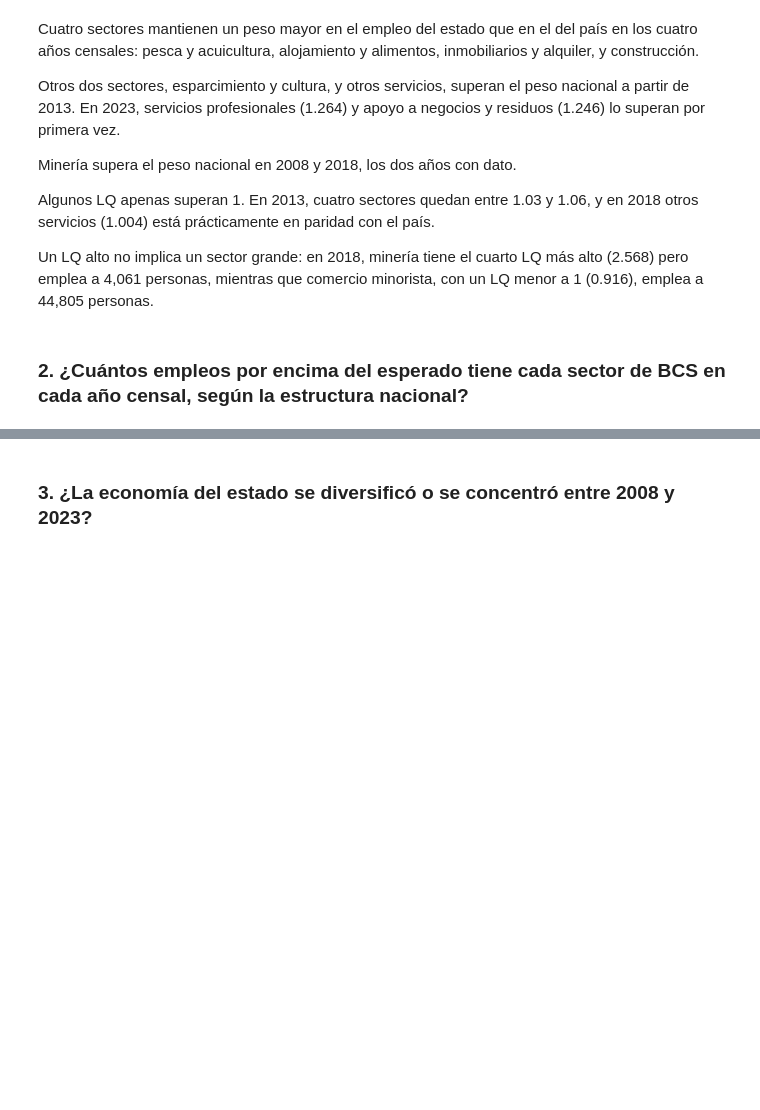
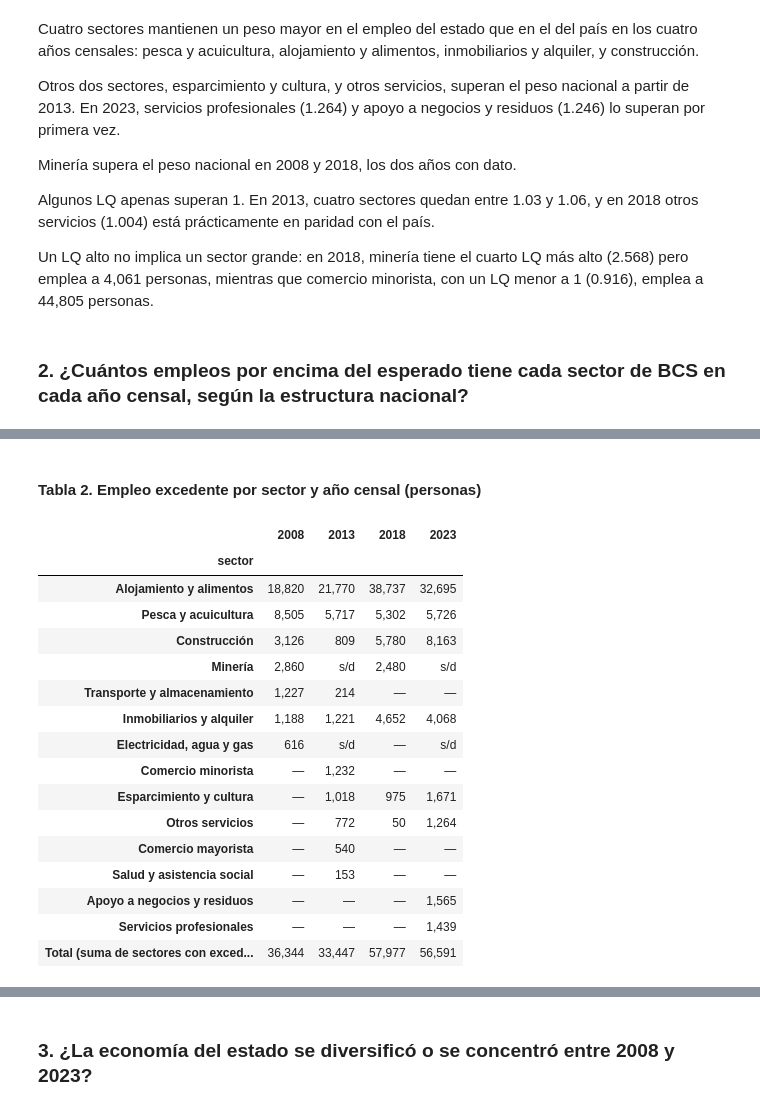
Before and after one commit to Jose-Castanedas/coeficiente_localizacion, a Jupyter notebook: notebook/coeficiente_localizacion_bcs.ipynb, the cells around one changed output, grey strips where cells are left out. Saved outputs shown, nothing was run; the diff lists cells and outputs as text; code cells hidden in the pictures; blank space fills up the shorter version.

Commit message:
feat: agrega código de tabla 2 en la pregunta 2

```diff
--- a/notebook/coeficiente_localizacion_bcs.ipynb
+++ b/notebook/coeficiente_localizacion_bcs.ipynb
@@ -518,0 +486,51 @@ El empleo excedente es relativo a la estructura nacional. Que un sector tenga ex
+# %% [markdown]
+#### **Tabla 2. Empleo excedente por sector y año censal (personas)**
+# %%
+# Tabla de empleo excedente por sector y año (solo sectores con excedente en al menos un año)
+
+# 1. DataFrame con el empleo excedente por año
+
+excedente_sector = pd.DataFrame({año: resultados[año]['empleo_excedente'] for año in lista_años})
+
+# 2. Conservar sectores con excedente positivo en al menos un año
+
+excedente_sector = excedente_sector[(excedente_sector > 0).any(axis=1)]
+
+# 3. Ordenar por 2008, luego 2013, 2018 y 2023 (de mayor a menor, ignorando negativos)
+
+clave = excedente_sector.clip(lower=0).fillna(0)
+excedente_sector = excedente_sector.loc[clave.sort_values(by=lista_años, ascending=False).index]
+
+# 4. Total por año: suma solo los excedentes positivos
+
+total = excedente_sector.clip(lower=0).sum()
+
+# 5. Dar formato: miles con coma, "—" si no hay excedente y "s/d" si falta el dato
+
+tabla_excedente = excedente_sector.apply(lambda col: col.map(lambda x: 's/d' if pd.isna(x) else (f'{x:,.0f}' if x > 0 else '—')))
+
+# 6. Agregar la fila de totales al final
+
+tabla_excedente.loc['Total (suma de sectores con excedente)'] = total.map(lambda x: f'{x:,.0f}')
+
+# 7. Mostrar tabla
+
+tabla_excedente
+# %% [output]
+|  | 2008 | 2013 | 2018 | 2023 |
+| sector |  |  |  |  |
+| Alojamiento y alimentos | 18,820 | 21,770 | 38,737 | 32,695 |
+| Pesca y acuicultura | 8,505 | 5,717 | 5,302 | 5,726 |
+| Construcción | 3,126 | 809 | 5,780 | 8,163 |
+| Minería | 2,860 | s/d | 2,480 | s/d |
+| Transporte y almacenamiento | 1,227 | 214 | — | — |
+| Inmobiliarios y alquiler | 1,188 | 1,221 | 4,652 | 4,068 |
+| Electricidad, agua y gas | 616 | s/d | — | s/d |
+| Comercio minorista | — | 1,232 | — | — |
+| Esparcimiento y cultura | — | 1,018 | 975 | 1,671 |
+| Otros servicios | — | 772 | 50 | 1,264 |
+| Comercio mayorista | — | 540 | — | — |
+| Salud y asistencia social | — | 153 | — | — |
+| Apoyo a negocios y residuos | — | — | — | 1,565 |
+| Servicios profesionales | — | — | — | 1,439 |
+| Total (suma de sectores con exced... | 36,344 | 33,447 | 57,977 | 56,591 |
```
Also changed, not shown: parts of 3 cells of this notebook.
